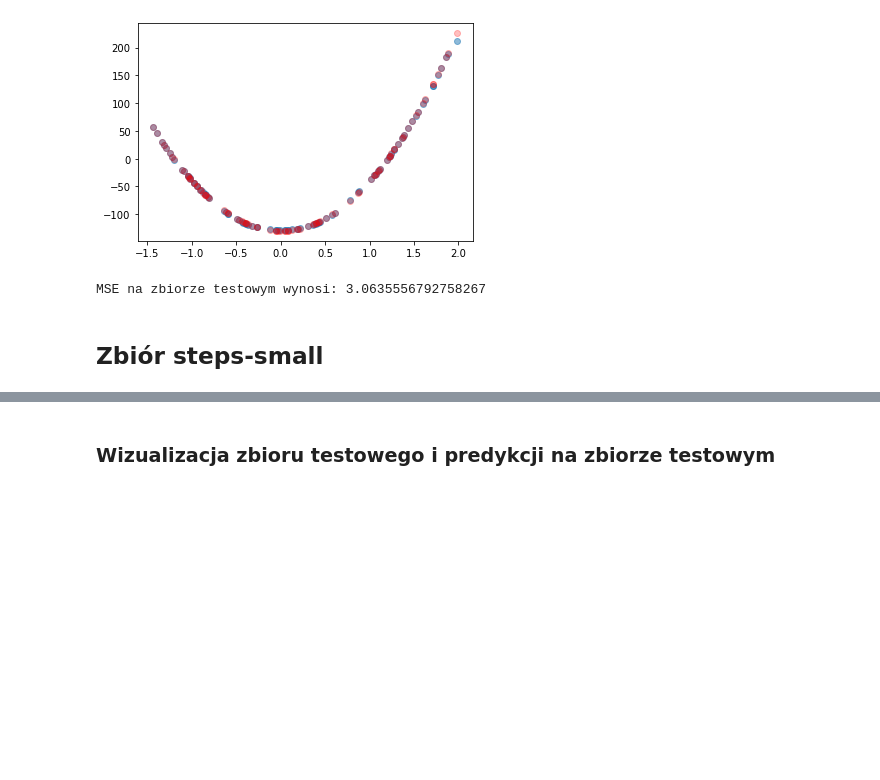
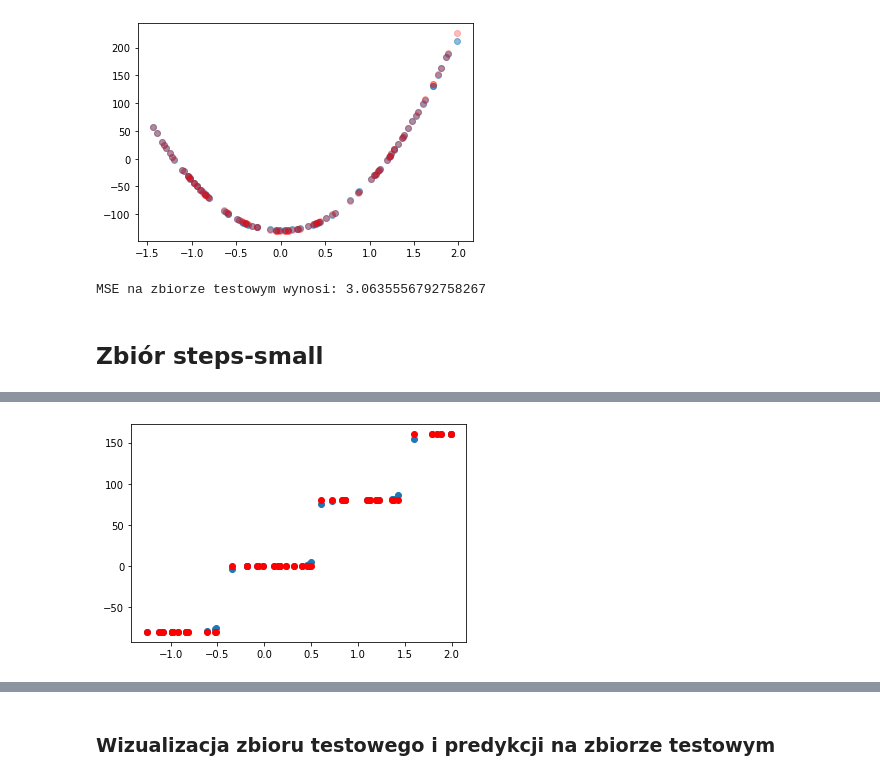
Before and after one commit to adrianstando/neural-network-MIOWAD, a Jupyter notebook: Lab02.ipynb, the cells around one changed output, grey strips where cells are left out. Cells and saved outputs as stored; diff of their text form; code cells hidden in the pictures; blank space fills up the shorter version.

```diff
--- a/Lab02.ipynb
+++ b/Lab02.ipynb
@@ -84,0 +95,12 @@ MSE na zbiorze testowym wynosi: 3.0635556792758267
+# %%
+df = pd.read_csv("./data/regression/steps-small-training.csv", index_col=0)
+X = df.x.to_numpy()
+X = np.transpose(np.array([X]))
+Y = df.y.to_numpy()
+Y = np.transpose(np.array([Y]))
+
+df1 = pd.read_csv("./data/regression/steps-small-test.csv", index_col=0)
+X1 = df1.x.to_numpy()
+X1 = np.transpose(np.array([X1]))
+Y1 = df1.y.to_numpy()
+Y1 = np.transpose(np.array([Y1]))
@@ -84,0 +109,6 @@ MSE na zbiorze testowym wynosi: 3.0635556792758267
+# %%
+n = Net(optimizer = SGD(learning_rate=0.0001))
+n.add_layer(DenseNetLayer(1, 5, SigmoidFunction(), RandomNormalInitializer()))
+n.add_layer(DenseNetLayer(5, 5, SigmoidFunction(), RandomNormalInitializer()))
+n.add_layer(DenseNetLayer(5, 1, LinearFunction(), RandomNormalInitializer()))
+n.train(X, Y, X1, Y1, 5000, 100)
@@ -84,0 +133,6 @@ MSE na zbiorze testowym wynosi: 3.0635556792758267
+# %%
+plt.scatter(X, n.forward(X))
+plt.scatter(X, Y, color='red')
+plt.show()
+# %% [output]
+[figure, added]
```
Also changed, not shown: parts of 18 cells of this notebook, 1 other file.
